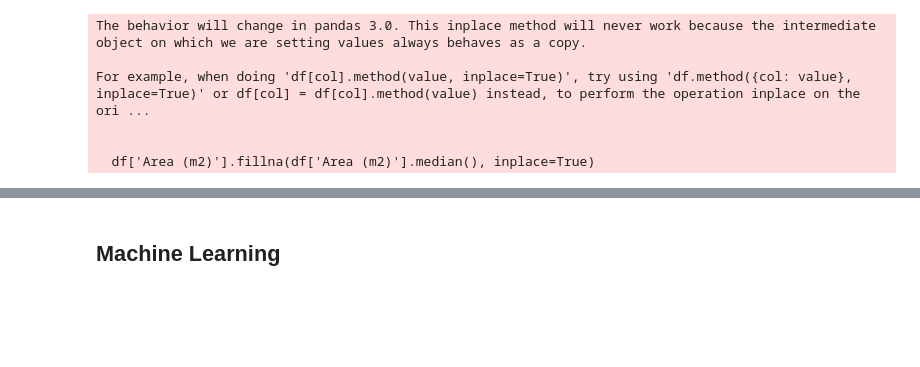
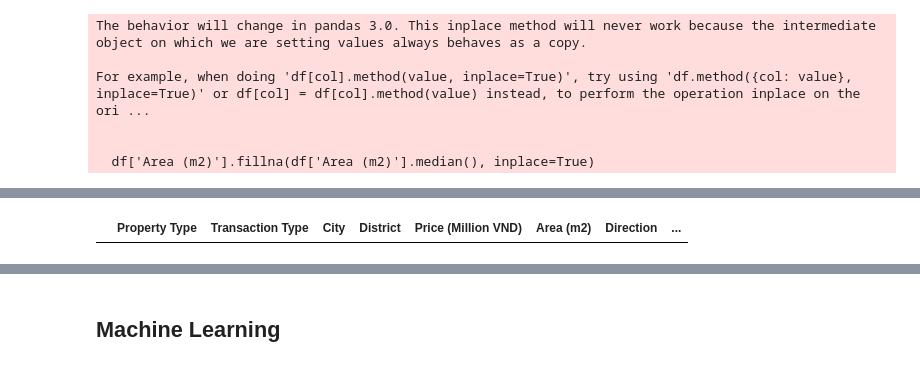
Before and after one commit to MonkeyNerdCoding/Vietnam-House-Price-Prediction, a Jupyter notebook: House_pricing_HCM.ipynb, the cells around one changed output, grey strips where cells are left out. Drawn from its saved outputs; the diff is of its cells as text; code cells hidden in the pictures; blank space fills up the shorter version.

```diff
--- a/House_pricing_HCM.ipynb
+++ b/House_pricing_HCM.ipynb
@@ -433,0 +264,4 @@ df.to_csv(r'Complete_dataset/Complete_dataset_VietNam_house_pricing.csv')
+# %%
+df[(df['Rooms'] == 7) & (df['Area (m2)'] == 68.0)]
+# %% [output]
+|  | Property Type | Transaction Type | City | District | Price (Million VND) | Area (m2) | Direction | ... |
```
Also changed, not shown: parts of 62 cells of this notebook, 3 other files.
